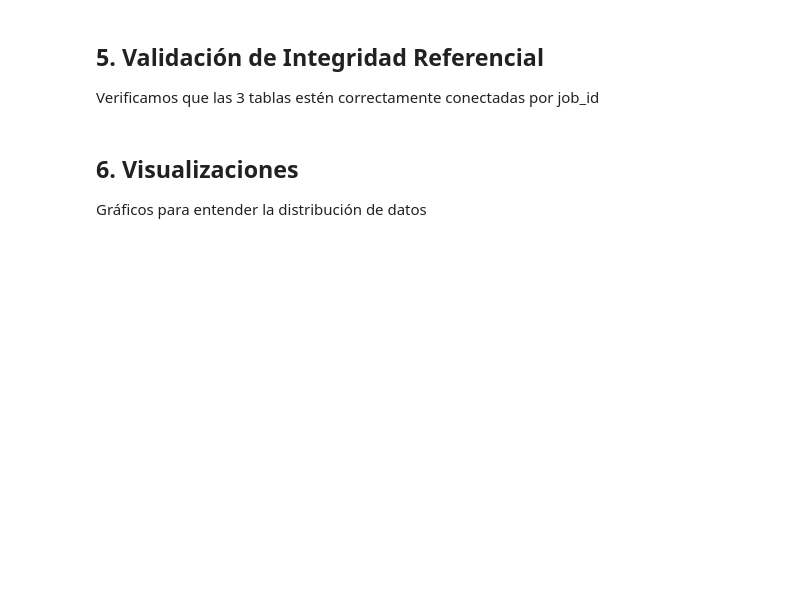
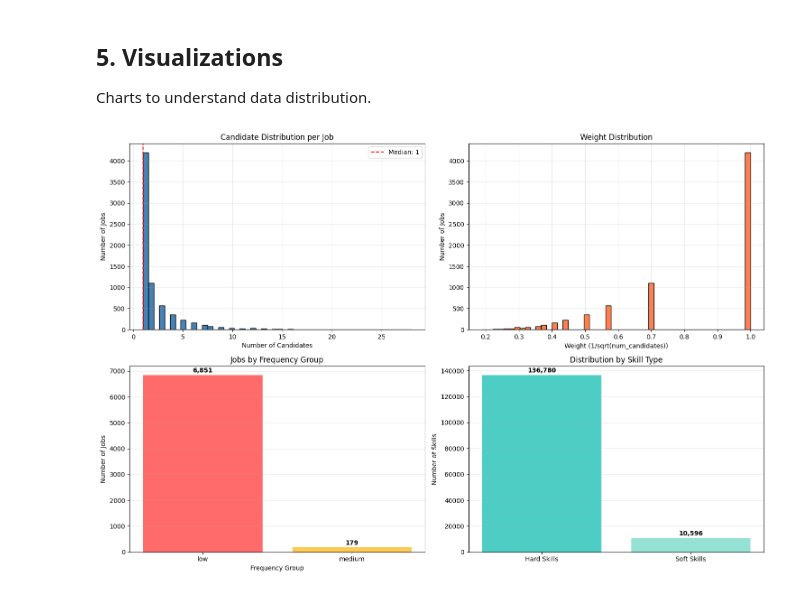
Before and after one commit to alecacerestel/Competition_G12_AML, a Jupyter notebook: notebooks/02_Data_Preparation.ipynb, the cells around one changed output. Saved outputs shown, nothing was run; the diff lists cells and outputs as text; code cells hidden in the pictures; blank space fills up the shorter version.

```diff
--- a/notebooks/02_Data_Preparation.ipynb
+++ b/notebooks/02_Data_Preparation.ipynb
@@ -207,20 +198,20 @@ Extrae todas las skills (hard y soft) de cada job:
 # %%
 def extract_skills(job_text):
     """
-    Extrae skills del texto del job.
-    Retorna lista de diccionarios con {name, type}
-    NO aplica lowercase en esta etapa para no romper el parsing.
+    Extracts skills from the job text.
+    Returns list of dictionaries with {name, type}.
+    Does NOT apply lowercase at this stage to avoid breaking parsing.
     """
-    # Extraer sección SKILLS sin lowercase
+    # Extract SKILLS section without lowercase
     header = "SKILLS\n"
     if header not in job_text:
         return []
 
-    # Encontrar inicio de la sección
+    # Find start of the section
     start_idx = job_text.find(header) + len(header)
     remaining_text = job_text[start_idx:]
 
-    # Buscar el siguiente salto de sección
+    # Search for the next section break
     sections = ["\n\nTITLE", "\n\nSUMMARY", "\n\nDESCRIPTION", "\n\nSKILLS",
                 "\n\nTASKS", "\n\nLANGUAGES", "\n\nCERTIFICATIONS", "\n\nCOURSES"]
 
@@ -237,15 +228,15 @@ def extract_skills(job_text):
 
     skills = []
 
-    # Cada skill está en una línea que empieza con "- "
+    # Each skill is on a line starting with "- "
     for line in skills_content.split('\n'):
         line = line.strip()
         if line.startswith('- '):
-            # Remover el "- " y parsear el diccionario
+            # Remove "- " and parse the dictionary
             dict_text = line[2:]
             try:
                 skill_dict = ast.literal_eval(dict_text)
-                # Aplicar lowercase al nombre
+                # Apply lowercase to the name
                 skill_name = str(skill_dict.get('name', '')).lower()
                 skill_type = str(skill_dict.get('type', '')).lower()
 
@@ -258,5 +249,3 @@ def extract_skills(job_text):
                 continue
 
     return skills
-
-print("✅ Función extract_skills creada")
@@ -374,4 +440,0 @@ display(job_balancer.head(10))
-# %% [markdown]
-## 5. Validación de Integridad Referencial
-
-Verificamos que las 3 tablas estén correctamente conectadas por job_id
@@ -419,52 +441,54 @@ print(f"\n✅ Validación completada")
 # %% [markdown]
-## 6. Visualizaciones
+## 5. Visualizations
 
-Gráficos para entender la distribución de datos
+Charts to understand data distribution.
 # %%
-# Visualización 1: Distribución de candidatos por job
+# Visualization 1: Candidate distribution per job
 fig, axes = plt.subplots(2, 2, figsize=(15, 10))
 
-# 1. Distribución de num_candidates
+# 1. Distribution of num_candidates
 axes[0, 0].hist(job_balancer['num_candidates'], bins=50, color='steelblue', edgecolor='black')
-axes[0, 0].set_xlabel('Número de Candidatos')
-axes[0, 0].set_ylabel('Número de Jobs')
-axes[0, 0].set_title('Distribución de Candidatos por Job')
+axes[0, 0].set_xlabel('Number of Candidates')
+axes[0, 0].set_ylabel('Number of Jobs')
+axes[0, 0].set_title('Candidate Distribution per Job')
 axes[0, 0].axvline(job_balancer['num_candidates'].median(), color='red',
-                   linestyle='--', label=f'Mediana: {job_balancer["num_candidates"].median():.0f}')
+                   linestyle='--', label=f'Median: {job_balancer["num_candidates"].median():.0f}')
 axes[0, 0].legend()
 axes[0, 0].grid(alpha=0.3)
 
-# 2. Distribución de pesos
+# 2. Weight distribution
 axes[0, 1].hist(job_balancer['weight'], bins=50, color='coral', edgecolor='black')
-axes[0, 1].set_xlabel('Peso (1/sqrt(num_candidates))')
-axes[0, 1].set_ylabel('Número de Jobs')
-axes[0, 1].set_title('Distribución de Pesos')
+axes[0, 1].set_xlabel('Weight (1/sqrt(num_candidates))')
+axes[0, 1].set_ylabel('Number of Jobs')
+axes[0, 1].set_title('Weight Distribution')
 axes[0, 1].grid(alpha=0.3)
 
-# 3. Grupos de frecuencia
+# 3. Frequency groups
 freq_counts = job_balancer['frequency_group'].value_counts()
 axes[1, 0].bar(freq_counts.index, freq_counts.values, color=['#ff6b6b', '#feca57', '#48dbfb'])
-axes[1, 0].set_xlabel('Grupo de Frecuencia')
-axes[1, 0].set_ylabel('Número de Jobs')
-axes[1, 0].set_title('Jobs por Grupo de Frecuencia')
+axes[1, 0].set_xlabel('Frequency Group')
+axes[1, 0].set_ylabel('Number of Jobs')
+axes[1, 0].set_title('Jobs by Frequency Group')
 axes[1, 0].grid(axis='y', alpha=0.3)
 
-# Añadir valores en las barras
+# Add values to bars
 for i, (group, count) in enumerate(freq_counts.items()):
     axes[1, 0].text(i, count + 50, f'{count:,}', ha='center', va='bottom', fontweight='bold')
 
-# 4. Skills por tipo
+# 4. Skills by type
 type_counts = job_skills['type_skill'].value_counts().sort_index()
 type_labels = ['Hard Skills', 'Soft Skills']
 axes[1, 1].bar(type_labels, type_counts.values, color=['#4ecdc4', '#95e1d3'])
-axes[1, 1].set_ylabel('Número de Skills')
-axes[1, 1].set_title('Distribución por Tipo de Skill')
+axes[1, 1].set_ylabel('Number of Skills')
+axes[1, 1].set_title('Distribution by Skill Type')
 axes[1, 1].grid(axis='y', alpha=0.3)
 
-# Añadir valores en las barras
+# Add values to bars
 for i, count in enumerate(type_counts.values):
     axes[1, 1].text(i, count + 1000, f'{count:,}', ha='center', va='bottom', fontweight='bold')
 
 plt.tight_layout()
 plt.show()
+# %% [output]
+[figure, added]
 # %%
```
Also changed, not shown: parts of 21 cells of this notebook, 1 other file.
